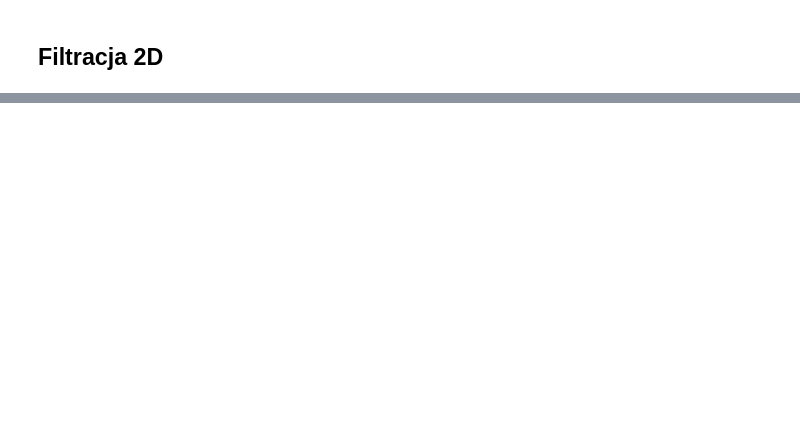
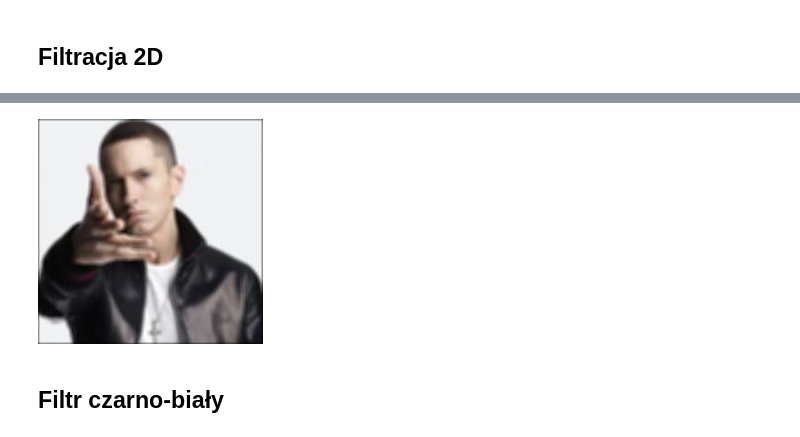
Before and after one commit to kodzib/TP-projekt-3, a Jupyter notebook: oddanie_projektu.ipynb, the cells around one changed output, grey strips where cells are left out. Saved outputs shown, nothing was run; the diff lists cells and outputs as text; code cells hidden in the pictures; blank space fills up the shorter version.

```diff
--- a/oddanie_projektu.ipynb
+++ b/oddanie_projektu.ipynb
@@ -72,0 +109,6 @@ A tak wygląda syngał po filtracji
+# %%
+Image(filename="Gauss_obraz.jpg")
+# %% [output]
+[figure, added]
+# %% [markdown]
+## Filtr czarno-biały
```
Also changed, not shown: parts of 15 cells of this notebook.
